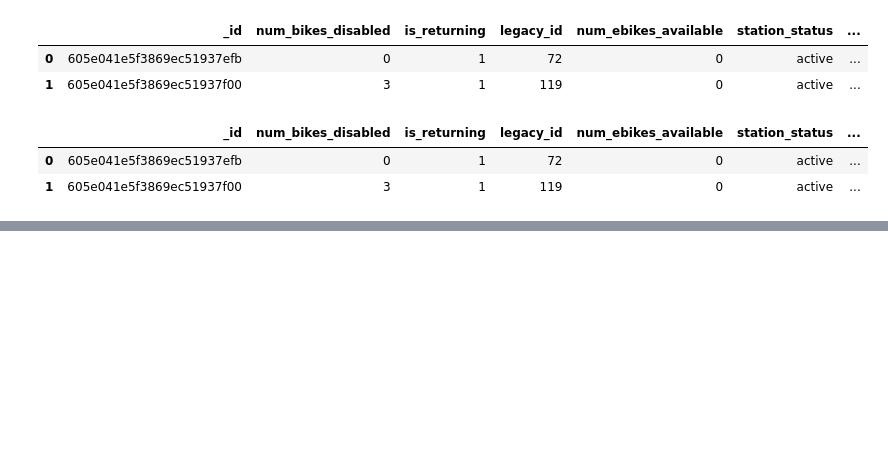
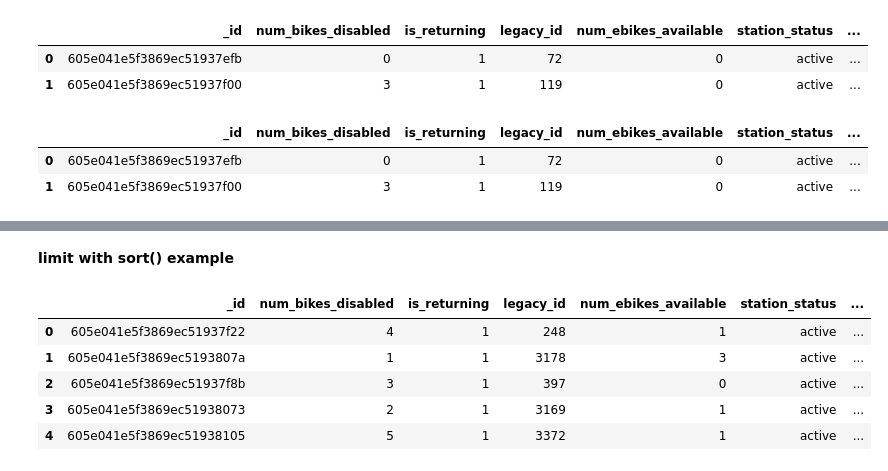
Before and after one commit to yanbronshtein/DataManagementRepo, a Jupyter notebook: MiniProject/MongoDB.ipynb, the cells around one changed output, grey strips where cells are left out. Saved outputs shown, nothing was run; the diff lists cells and outputs as text; code cells hidden in the pictures; blank space fills up the shorter version.

```diff
--- a/MiniProject/MongoDB.ipynb
+++ b/MiniProject/MongoDB.ipynb
@@ -228,0 +251,12 @@ display_station_info()
+# %% [markdown]
+**limit with sort() example**
+# %%
+res = db.stations_col.find().sort("num_docks_available",pymongo.DESCENDING).limit(5)
+pd.DataFrame(res)
+# %% [output]
+|  | _id | num_bikes_disabled | is_returning | legacy_id | num_ebikes_available | station_status | ... |
+| 0 | 605e041e5f3869ec51937f22 | 4 | 1 | 248 | 1 | active | ... |
+| 1 | 605e041e5f3869ec5193807a | 1 | 1 | 3178 | 3 | active | ... |
+| 2 | 605e041e5f3869ec51937f8b | 3 | 1 | 397 | 0 | active | ... |
+| 3 | 605e041e5f3869ec51938073 | 2 | 1 | 3169 | 1 | active | ... |
+| 4 | 605e041e5f3869ec51938105 | 5 | 1 | 3372 | 1 | active | ... |
```
Also changed, not shown: parts of 18 cells of this notebook.
